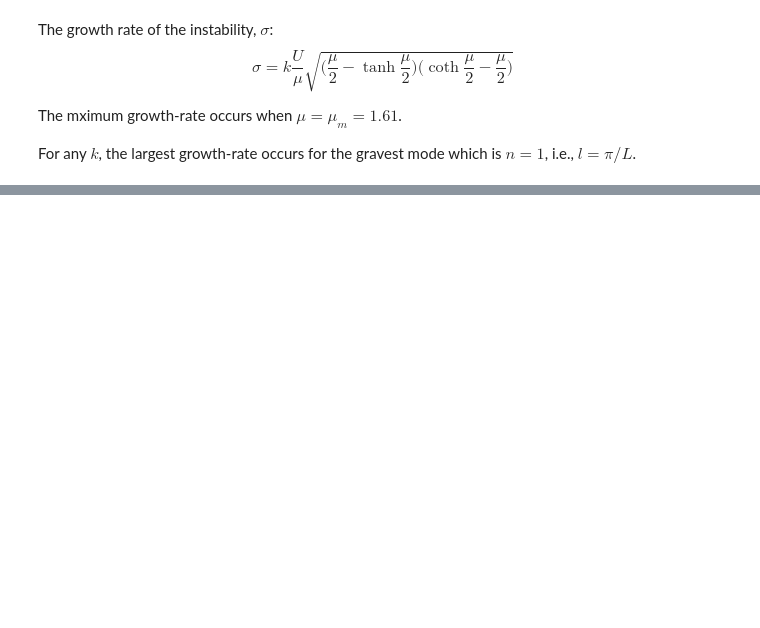
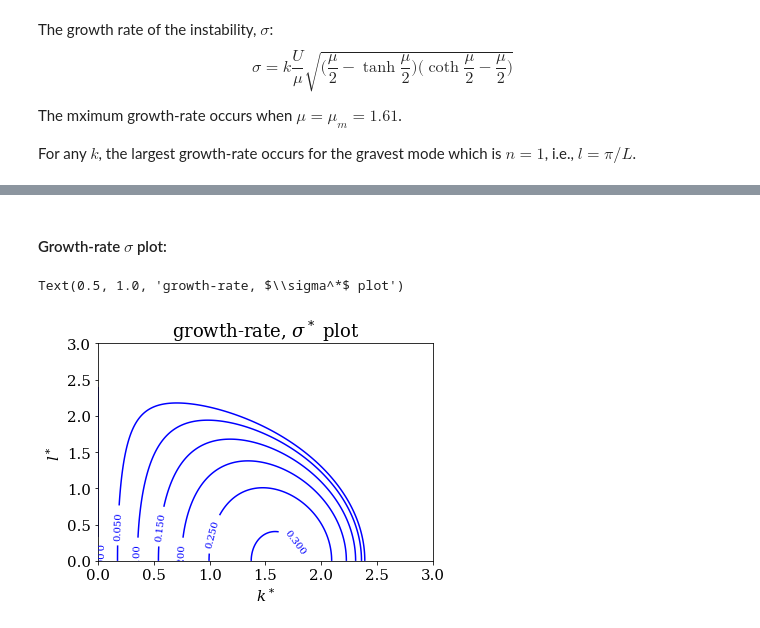
Before and after one commit to subhk/Baroclinic-Instability, a Jupyter notebook: Baroclinic Instability.ipynb, the cells around one changed output, grey strips where cells are left out. Drawn from its saved outputs; the diff is of its cells as text; code cells hidden in the pictures; blank space fills up the shorter version.

```diff
--- a/Baroclinic Instability.ipynb
+++ b/Baroclinic Instability.ipynb
@@ -270,0 +297,34 @@ where $c^* = c/U - 0.5$.
+# %% [markdown]
+#### Growth-rate $\sigma$ plot:
+# %%
+%matplotlib inline
+import numpy as np
+import matplotlib.pyplot as plt
+import warnings
+warnings.filterwarnings('ignore')
+from matplotlib import rc
+import matplotlib
+
+matplotlib.rcParams['font.family'] = 'DejaVu Serif'
+matplotlib.rcParams['mathtext.fontset'] = 'dejavuserif'
+matplotlib.rcParams['mathtext.rm'] = 'DejaVu Serif'
+matplotlib.rcParams['mathtext.it'] = 'DejaVu Serif:italic'
+matplotlib.rcParams['mathtext.bf'] = 'DejaVu Serif:bold'
+matplotlib.rcParams.update({'font.size': 15})
+
+k_scaled = np.linspace(0, 3, 1000)
+l_scaled = k_scaled.copy()
+K, L = np.meshgrid( k_scaled, l_scaled, indexing='ij' )
+μ = np.sqrt( K**2 + L**2 )
+σ = K/μ*np.sqrt( (0.5*μ - np.tanh(0.5*μ))*(1./np.tanh(0.5*μ)-0.5*μ) )
+
+fig, ax = plt.subplots()
+cs = ax.contour( K, L, σ, levels=6, colors='blue' )
+ax.clabel(cs, inline=1, fontsize=10)
+
+plt.xlabel(r'$k^*$')
+plt.ylabel(r'$l^*$')
+plt.title(r'growth-rate, $\sigma^*$ plot')
+# %% [output]
+Text(0.5, 1.0, 'growth-rate, $\\sigma^*$ plot')
+[figure, added]
```
Also changed, not shown: parts of 12 cells of this notebook.
